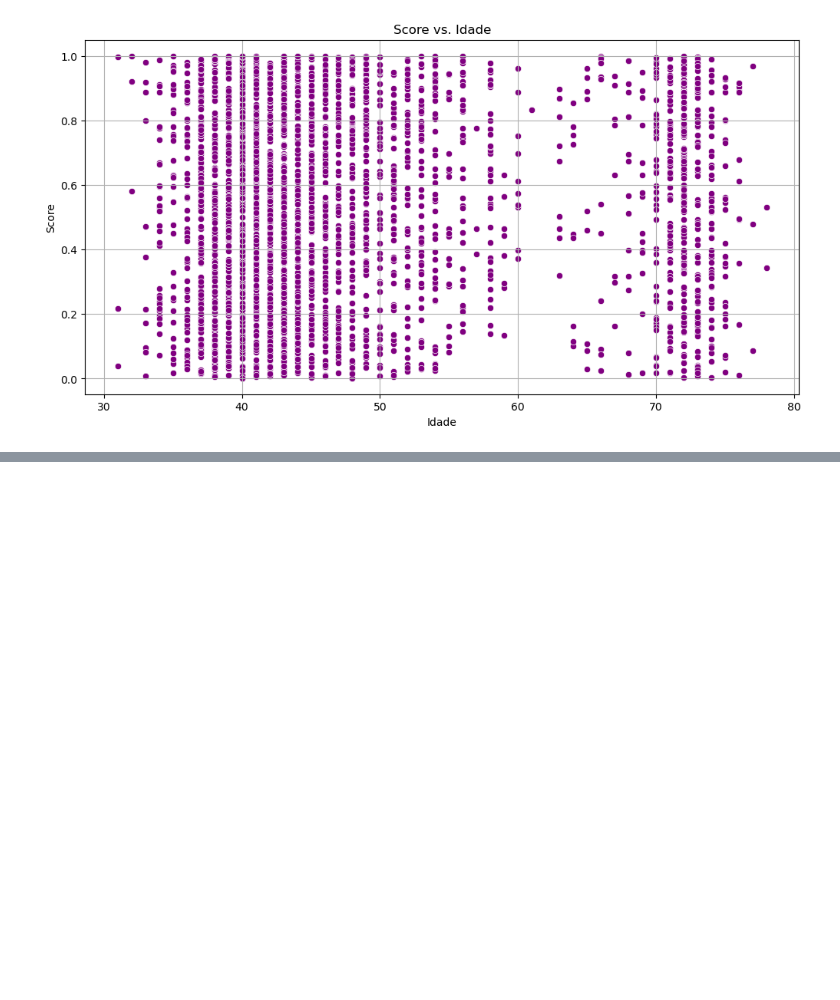
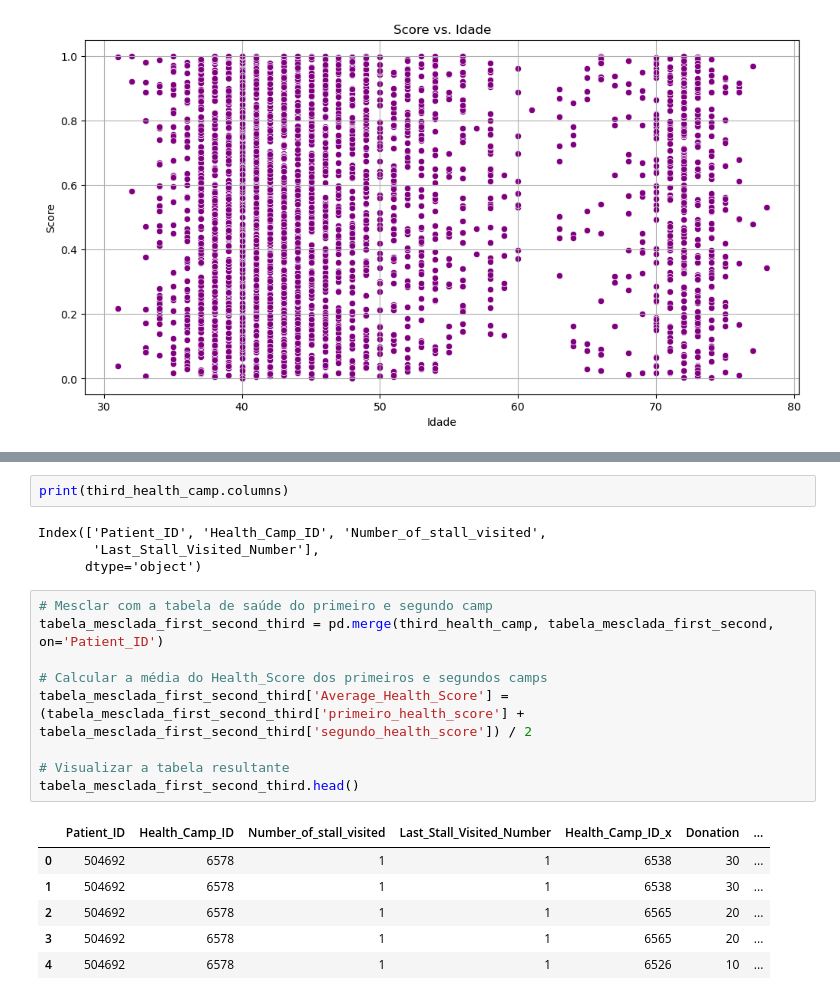
Before and after one commit to jakevetl/medcamp_hackaton, a Jupyter notebook: notebooks/medcamp_hackaton01.ipynb, the cells around one changed output, grey strips where cells are left out. Saved outputs shown, nothing was run; the diff lists cells and outputs as text; blank space fills up the shorter version.

```diff
--- a/notebooks/medcamp_hackaton01.ipynb
+++ b/notebooks/medcamp_hackaton01.ipynb
@@ -251,0 +342,22 @@ plt.show()
+# %%
+print(third_health_camp.columns)
+# %% [output]
+Index(['Patient_ID', 'Health_Camp_ID', 'Number_of_stall_visited',
+       'Last_Stall_Visited_Number'],
+      dtype='object')
+# %%
+# Mesclar com a tabela de saúde do primeiro e segundo camp
+tabela_mesclada_first_second_third = pd.merge(third_health_camp, tabela_mesclada_first_second, on='Patient_ID')
+
+# Calcular a média do Health_Score dos primeiros e segundos camps
+tabela_mesclada_first_second_third['Average_Health_Score'] = (tabela_mesclada_first_second_third['primeiro_health_score'] + tabela_mesclada_first_second_third['segundo_health_score']) / 2
+
+# Visualizar a tabela resultante
+tabela_mesclada_first_second_third.head()
+# %% [output]
+|  | Patient_ID | Health_Camp_ID | Number_of_stall_visited | Last_Stall_Visited_Number | Health_Camp_ID_x | Donation | ... |
+| 0 | 504692 | 6578 | 1 | 1 | 6538 | 30 | ... |
+| 1 | 504692 | 6578 | 1 | 1 | 6538 | 30 | ... |
+| 2 | 504692 | 6578 | 1 | 1 | 6565 | 20 | ... |
+| 3 | 504692 | 6578 | 1 | 1 | 6565 | 20 | ... |
+| 4 | 504692 | 6578 | 1 | 1 | 6526 | 10 | ... |
```
Also changed, not shown: parts of 13 cells of this notebook.
